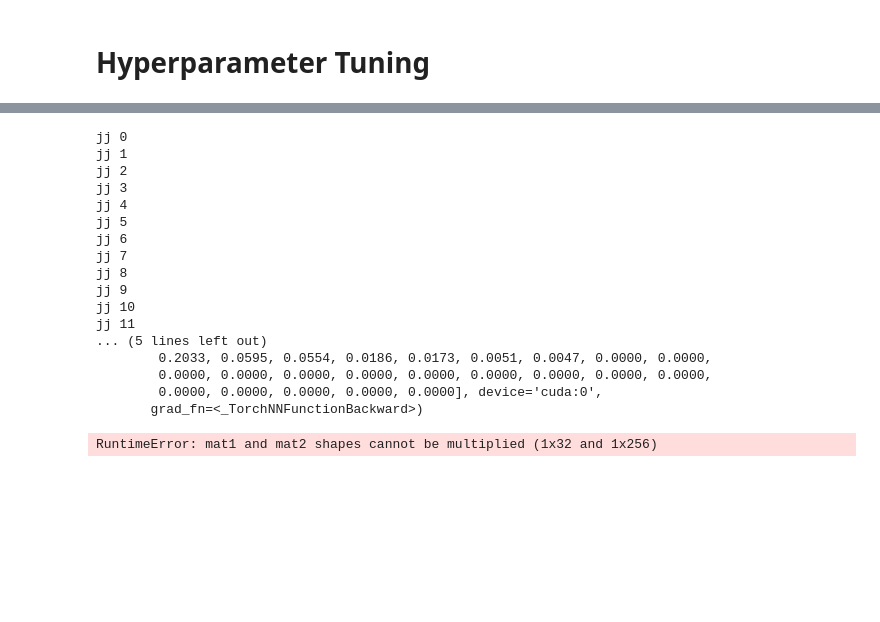
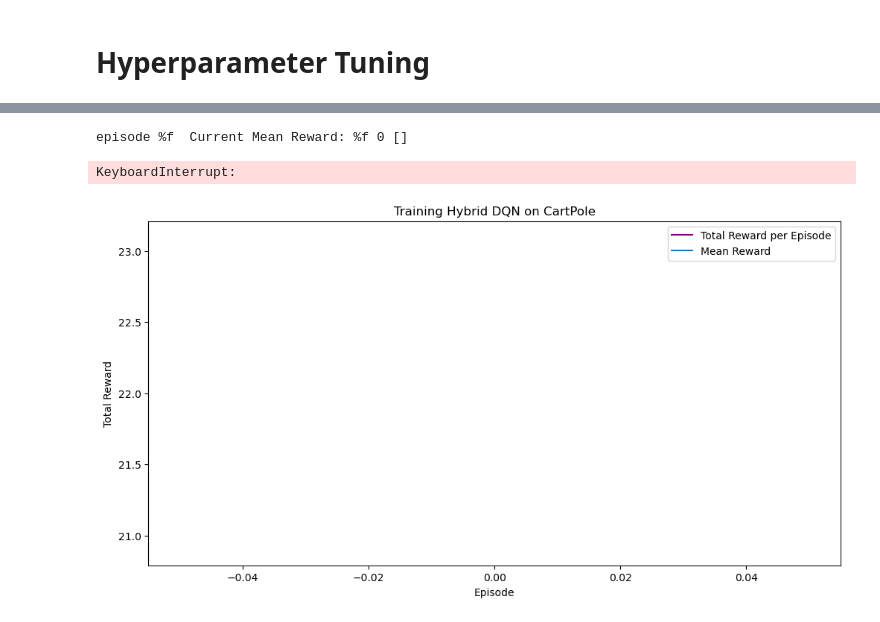
Before and after one commit to amirs2312/Masters-Thesis, a Jupyter notebook: Recreation.ipynb, the cells around one changed output, grey strips where cells are left out. Drawn from its saved outputs; the diff is of its cells as text; code cells hidden in the pictures; blank space fills up the shorter version.

Commit message:
Quantum working (kinda)

```diff
--- a/Recreation.ipynb
+++ b/Recreation.ipynb
@@ -247,24 +297,9 @@ train_DQN(env, epsilon, epsilon_decay, num_episodes, replay_buffer, batch_size,
 # %%
-#train_quantum_dqn(env, epsilon, epsilon_decay, num_episodes, replay_buffer, batch_size, target_update_freq, epsilon_min, gamma, device, live_qmodel, target_qmodel, criterion, optimizerq)
+train_quantum_dqn(env, epsilon, epsilon_decay, num_episodes, replay_buffer, batch_size, target_update_freq, epsilon_min, gamma, device, live_qmodel, target_qmodel, criterion, optimizerq)
 
-x = live_qmodel(torch.tensor([0.1,0.2,0.3,0.4]))
-print("  YURRR",x)
+#x = live_qmodel(torch.tensor([0.1,0.2,0.3,0.4]))
+#print("  YURRR",x)
 # %% [output]
-jj 0
-jj 1
-jj 2
-jj 3
-jj 4
-jj 5
-jj 6
-jj 7
-jj 8
-jj 9
-jj 10
-jj 11
-... (5 lines left out)
-        0.2033, 0.0595, 0.0554, 0.0186, 0.0173, 0.0051, 0.0047, 0.0000, 0.0000,
-        0.0000, 0.0000, 0.0000, 0.0000, 0.0000, 0.0000, 0.0000, 0.0000, 0.0000,
-        0.0000, 0.0000, 0.0000, 0.0000, 0.0000], device='cuda:0',
-       grad_fn=<_TorchNNFunctionBackward>)
+episode %f  Current Mean Reward: %f 0 []
-RuntimeError: mat1 and mat2 shapes cannot be multiplied (1x32 and 1x256)
+KeyboardInterrupt:
+[figure, added]
```
Also changed, not shown: parts of 7 cells of this notebook, 1 other file.
